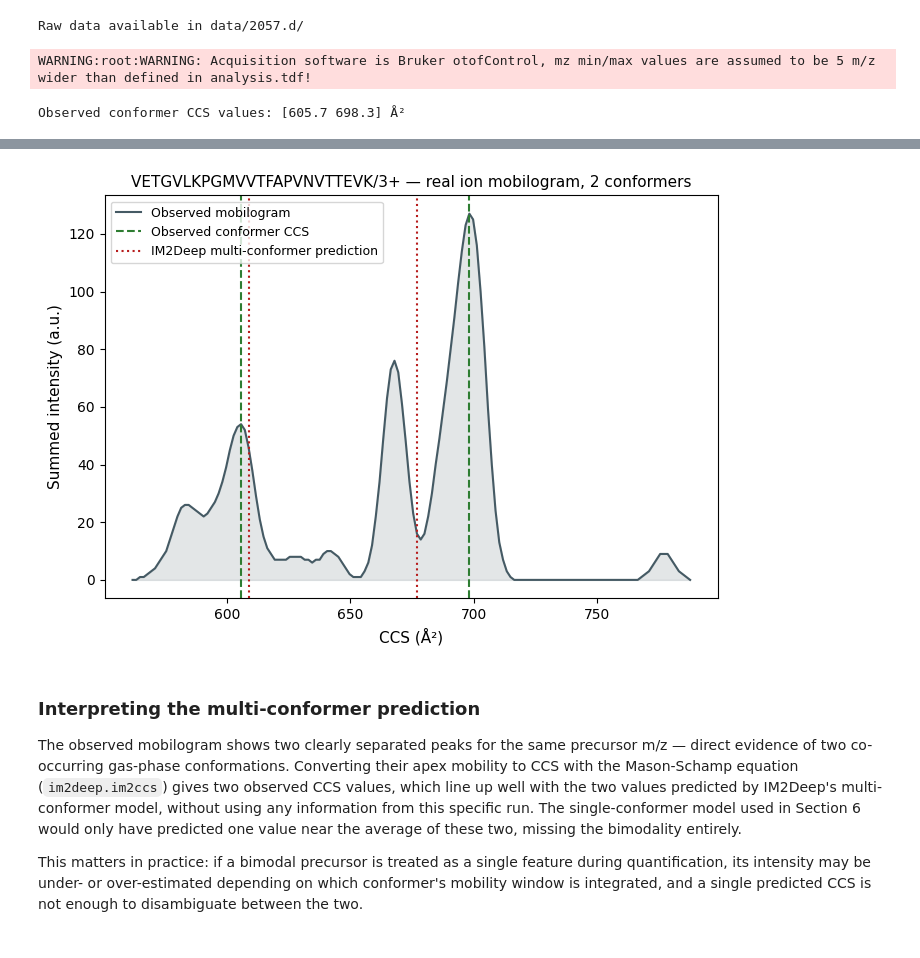
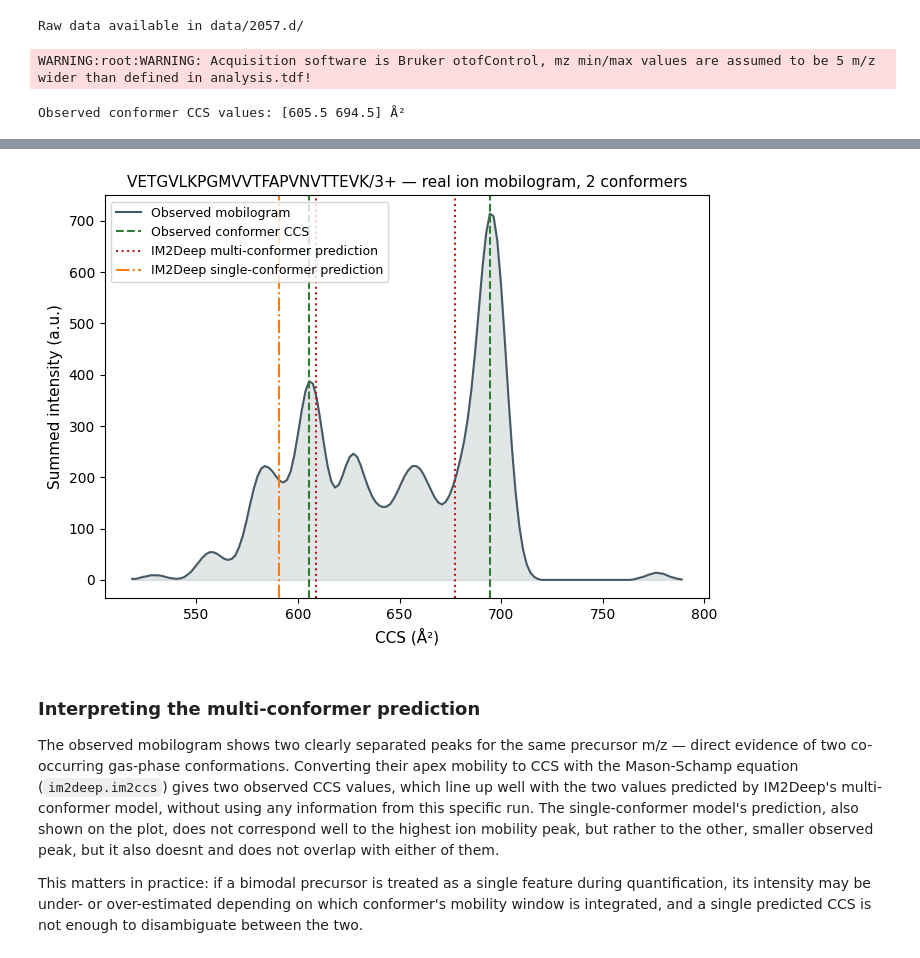
Before and after one commit to CompOmics/compomics.com, a Jupyter notebook: tutorials/notebooks/peptide-predictor.ipynb, the cells around one changed output, grey strips where cells are left out. Drawn from its saved outputs; the diff is of its cells as text; code cells hidden in the pictures.

Commit message:
complete predictor tutorial

```diff
--- a/tutorials/notebooks/peptide-predictor.ipynb
+++ b/tutorials/notebooks/peptide-predictor.ipynb
@@ -606,8 +697,8 @@ Raw data available in data/2057.d/
 CONFORMER_SEQUENCE = "VETGVLKPGMVVTFAPVNVTTEVK"
 CONFORMER_CHARGE = 3
 CONFORMER_MZ = 839.132859
-RT_WINDOW = (242.0, 246.0)  # seconds, covers both identifications
-PPM_TOLERANCE = 3e-6
+RT_WINDOW = (247.7 - 4, 247.7 + 4)  # seconds, covers both identifications
+PPM_TOLERANCE = 10e-6
 
 tims_data = alphatims.bruker.TimsTOF(RAW_D_DIR)
 
@@ -641,7 +732,7 @@ observed_ccs = np.sort(ccs_axis[peak_idx])
 print(f"Observed conformer CCS values: {observed_ccs.round(1)} Å²")
 # %% [output]
 WARNING:root:WARNING: Acquisition software is Bruker otofControl, mz min/max values are assumed to be 5 m/z wider than defined in analysis.tdf!
-Observed conformer CCS values: [605.7 698.3] Å²
+Observed conformer CCS values: [605.5 694.5] Å²
 # %%
 conformer_psm_list = PSMList(
     psm_list=[
@@ -652,7 +743,9 @@ conformer_psm_list = PSMList(
     ]
 )
 predicted_ccs = np.sort(im2deep.predict(conformer_psm_list, multi=True))
-print(f"IM2Deep multi-conformer predicted CCS: {predicted_ccs.round(1)} Å²")
+predicted_ccs_single = im2deep.predict(conformer_psm_list)
+print(f"IM2Deep multi-conformer predicted CCS:  {predicted_ccs.round(1)} Å²")
+print(f"IM2Deep single-conformer predicted CCS: {predicted_ccs_single:.1f} Å²")
 
 fig, ax = plt.subplots(figsize=(7, 5))
 ax.plot(
@@ -668,10 +761,18 @@ for ccs in observed_ccs:
     ax.axvline(ccs, color="#2E7D32", linestyle="--", linewidth=1.5)
 for ccs in predicted_ccs:
     ax.axvline(ccs, color="#B71C1C", linestyle=":", linewidth=1.5)
+ax.axvline(predicted_ccs_single, color="#F57F17", linestyle="-.", linewidth=1.5)
 
 ax.plot([], [], color="#2E7D32", linestyle="--", label="Observed conformer CCS")
 ax.plot(
     [], [], color="#B71C1C", linestyle=":", label="IM2Deep multi-conformer prediction"
+)
+ax.plot(
+    [],
+    [],
+    color="#F57F17",
+    linestyle="-.",
+    label="IM2Deep single-conformer prediction",
 )
 ax.set_xlabel("CCS (Å²)", fontsize=11)
 ax.set_ylabel("Summed intensity (a.u.)", fontsize=11)
@@ -689,4 +792,4 @@ IM2Deep multi-conformer predicted CCS: [609.  677.1] Å²
-[figure, old version]
+[figure, new version]
 # %% [markdown]
 ### Interpreting the multi-conformer prediction
 
@@ -695,8 +798,7 @@ m/z — direct evidence of two co-occurring gas-phase conformations. Converting
 apex mobility to CCS with the Mason-Schamp equation (`im2deep.im2ccs`) gives two
 observed CCS values, which line up well with the two values predicted by IM2Deep's
 multi-conformer model, without using any information from this specific run. The
-single-conformer model used in Section 6 would only have predicted one value near the
-average of these two, missing the bimodality entirely.
+single-conformer model's prediction, also shown on the plot, does not correspond well to the highest ion mobility peak, but rather to the other, smaller observed peak, but it also doesnt and does not overlap with either of them.
 
 This matters in practice: if a bimodal precursor is treated as a single feature during
 quantification, its intensity may be under- or over-estimated depending on which
```
Also changed, not shown: parts of 19 cells of this notebook, 2 other files.
